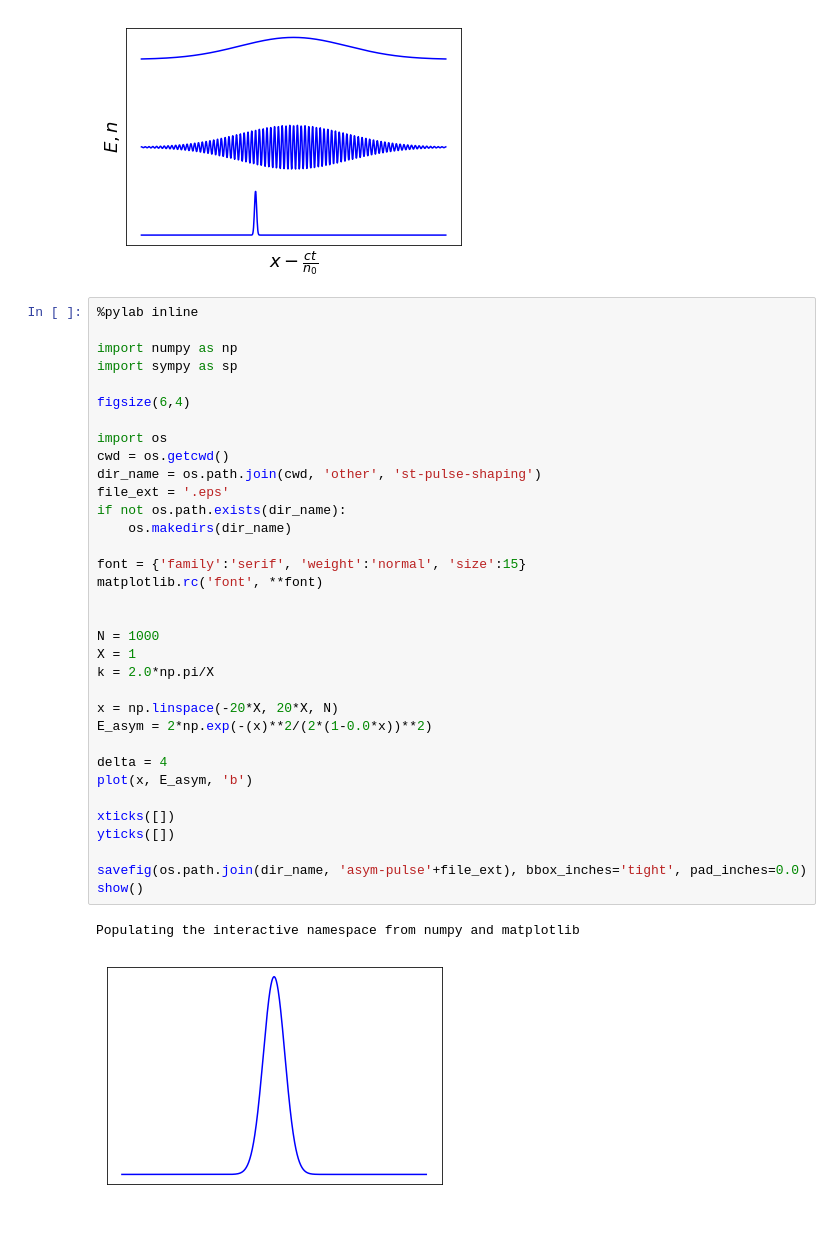
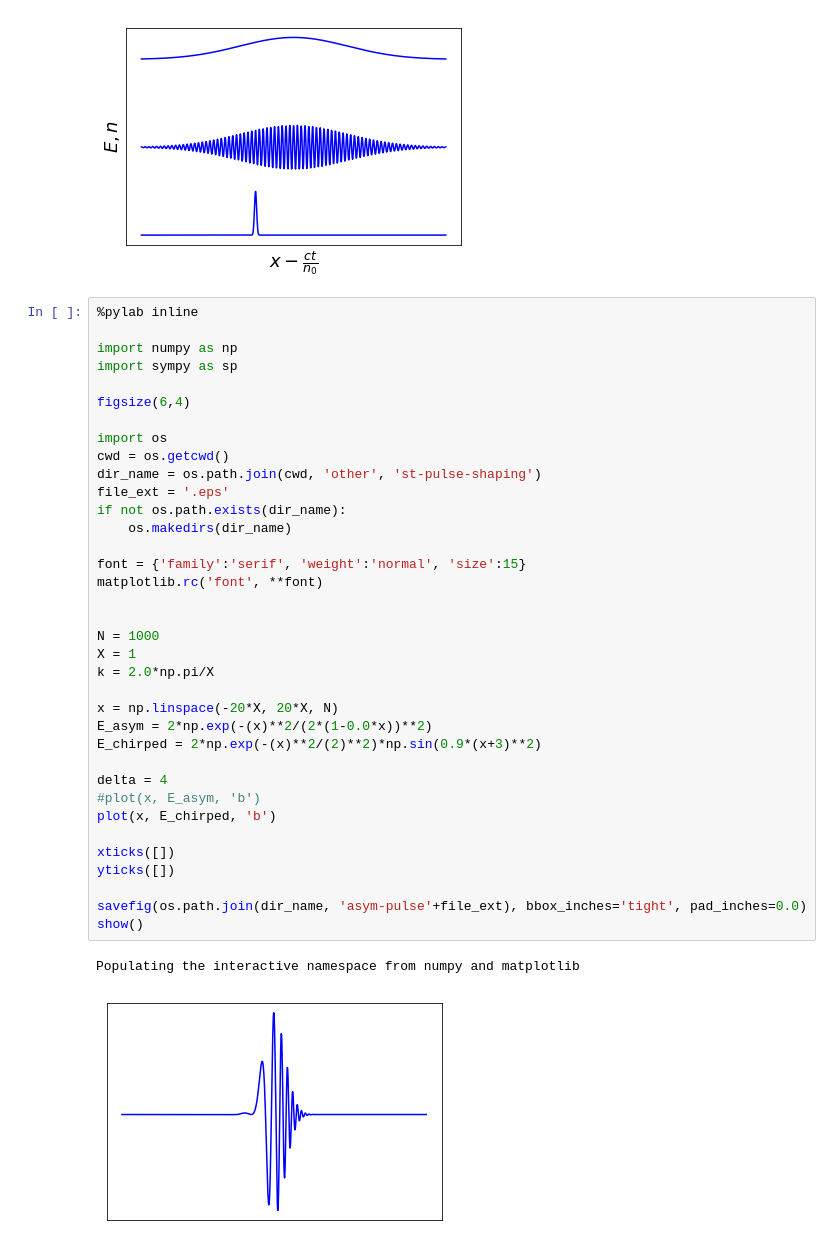
Before and after one commit to nimachm81/myPyCodes, a Jupyter notebook: pulse shaping - compression - space-time variation - FDTD.ipynb, the cells around one changed output. Drawn from its saved outputs; the diff is of its cells as text.

```diff
--- a/pulse shaping - compression - space-time variation - FDTD.ipynb
+++ b/pulse shaping - compression - space-time variation - FDTD.ipynb
@@ -797,32 +797,34 @@ import sympy as sp
 
 figsize(6,4)
 
 import os
 cwd = os.getcwd()
 dir_name = os.path.join(cwd, 'other', 'st-pulse-shaping')
 file_ext = '.eps'
 if not os.path.exists(dir_name):
     os.makedirs(dir_name)
 
 font = {'family':'serif', 'weight':'normal', 'size':15}
 matplotlib.rc('font', **font)
 
 
 N = 1000
 X = 1
 k = 2.0*np.pi/X
 
 x = np.linspace(-20*X, 20*X, N)
 E_asym = 2*np.exp(-(x)**2/(2*(1-0.0*x))**2)
+E_chirped = 2*np.exp(-(x)**2/(2)**2)*np.sin(0.9*(x+3)**2)
 
 delta = 4
-plot(x, E_asym, 'b')
+#plot(x, E_asym, 'b')
+plot(x, E_chirped, 'b')
 
 xticks([])
 yticks([])
 
 savefig(os.path.join(dir_name, 'asym-pulse'+file_ext), bbox_inches='tight', pad_inches=0.0)
 show()
 # %% [output]
 Populating the interactive namespace from numpy and matplotlib
-[figure, old version]
+[figure, new version]
```
Also changed, not shown: 8 other files.
